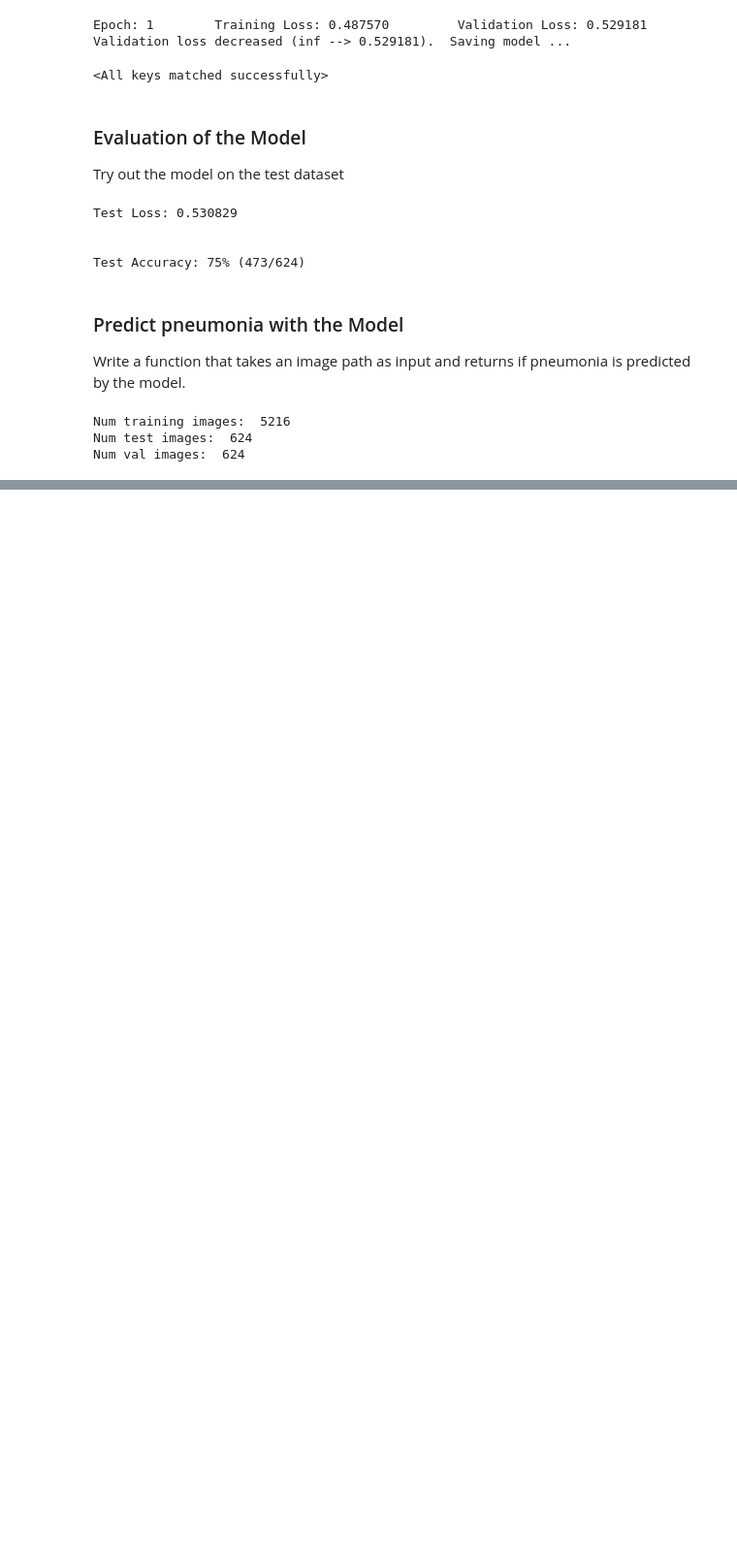
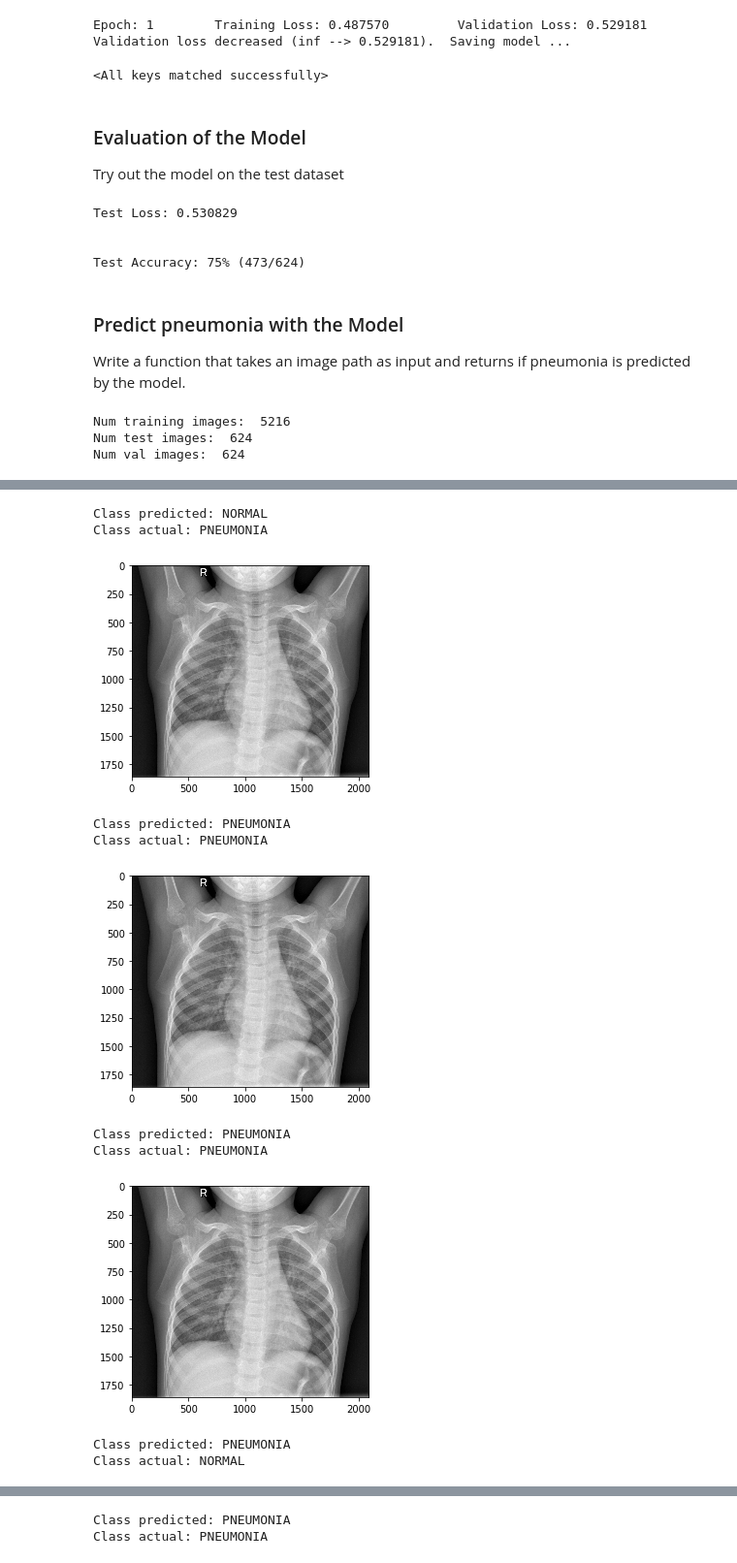
Before and after one commit to aipachakutiqwan/Covid-DataBoss, a Jupyter notebook: COVID-19_Detection_from_X-Ray_Images_PRED.ipynb, the cells around one changed output, grey strips where cells are left out. Shown at 97% size. Cells and saved outputs as stored; diff of their text form; code cells hidden in the pictures; blank space fills up the shorter version.

Commit message:
Added prediction of pneumonia

```diff
--- a/COVID-19_Detection_from_X-Ray_Images_PRED.ipynb
+++ b/COVID-19_Detection_from_X-Ray_Images_PRED.ipynb
@@ -456,0 +438,18 @@ for idx in np.arange(20):
+# %%
+for idx in np.arange(5):
+    print("Class predicted: "+str(class_names[preds[idx]]))
+    print("Class actual: "+ str(class_names[labels[idx]]))
+    plt.imshow(cv_rgb)
+    plt.show()
+# %% [output]
+Class predicted: NORMAL
+Class actual: PNEUMONIA
+[figure, added]
+Class predicted: PNEUMONIA
+Class actual: PNEUMONIA
+[figure, added]
+Class predicted: PNEUMONIA
+Class actual: PNEUMONIA
+[figure, added]
+Class predicted: PNEUMONIA
+Class actual: NORMAL
@@ -456,0 +457,2 @@ for idx in np.arange(20):
+Class predicted: PNEUMONIA
+Class actual: PNEUMONIA
```
Also changed, not shown: parts of 6 cells of this notebook, 2 other files.
